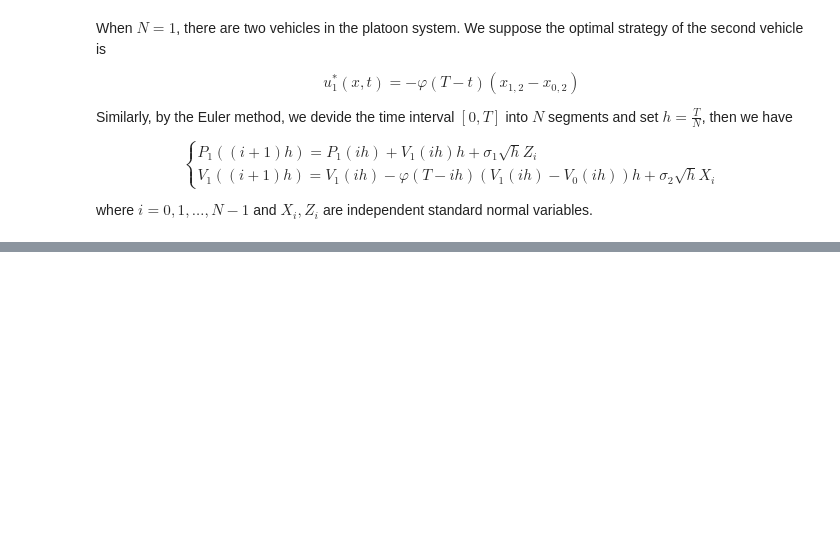
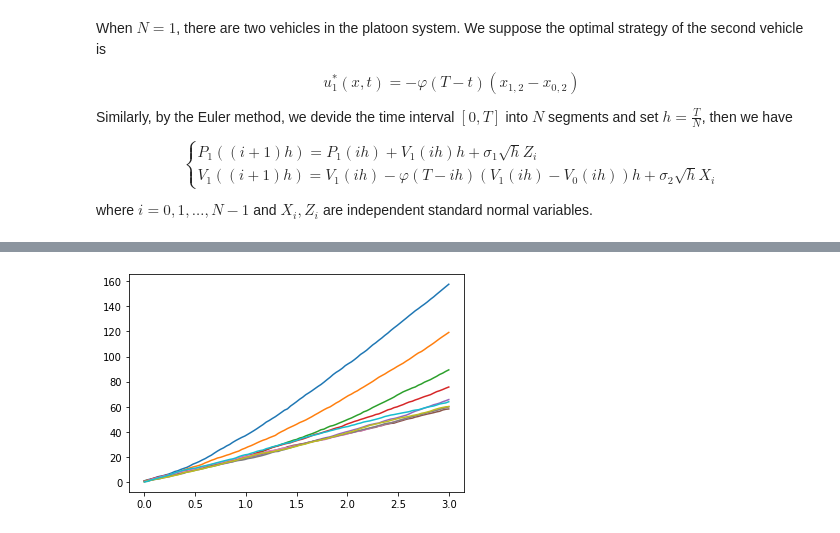
Before and after one commit to JiaminJIAN/Research, a Jupyter notebook: Platoon control/platoon_control.ipynb, the cells around one changed output, grey strips where cells are left out. Cells and saved outputs as stored; diff of their text form; code cells hidden in the pictures; blank space fills up the shorter version.

```diff
--- a/Platoon control/platoon_control.ipynb
+++ b/Platoon control/platoon_control.ipynb
@@ -120,18 +120,18 @@ plt.plot(t,V1)
 def velocity_matrix(v, nu, sigma_1, sigma_2, T, N, M):
     t = np.linspace(0, T, num = N+1)
     h = T/N
-    V = np.zeros([M+1, N+1])
+    V = np.zeros([M, N+1])
     V[:,0] = v
     for i in range(N):
         V[0,i+1] = V[0,i] - varphi(T-i*h) * (V[0,i] - nu) * h + sigma_2 * np.sqrt(h) * np.random.normal()
-        for j in range(1, M+1):
+        for j in range(1, M):
             V[j,i+1] = V[j,i] - varphi(T-i*h) * (V[j,i] - V[j-1,i]) * h + sigma_2 * np.sqrt(h) * np.random.normal()
     return V
 # %%
 ## Parameters
 
 M = 10
-v = np.zeros(M+1, order = 'F') + 20
+v = np.zeros(M, order = 'F') + 20
 
 V = velocity_matrix(v, nu, sigma_1, sigma_2, T, N, M)
 
@@ -156,0 +153,17 @@ print(V)
+# %%
+def position_matrix(p, v, nu, sigma_1, sigma_2, T, N, M):
+    t = np.linspace(0, T, num = N+1)
+    h = T/N
+    V = velocity_matrix(v, nu, sigma_1, sigma_2, T, N, M)
+    P = np.zeros([M, N+1])
+    P[:,0] =p
+    for j in range(M):
+        for i in range(N):
+            P[j,i+1] = P[j,i] + V[j,i] * h + sigma_1 * np.sqrt(h) * np.random.normal()
+    return P
+# %%
+## parameters
+
+p = np.arange(1, 0, -0.1)
+P = position_matrix(p, v, nu, sigma_1, sigma_2, T, N, M)
+print(P)
@@ -156,0 +184,5 @@ print(V)
+# %%
+for i in range(10):
+    plt.plot(t,P[i])
+# %% [output]
+[figure, added]
```
Also changed, not shown: parts of 8 cells of this notebook.
